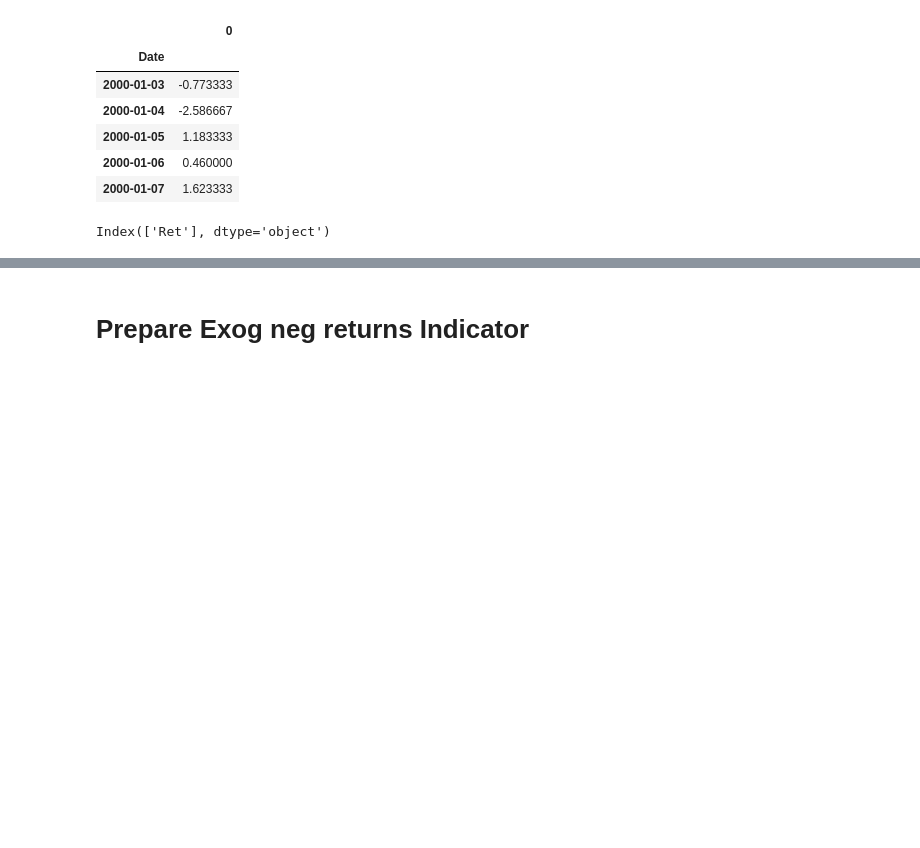
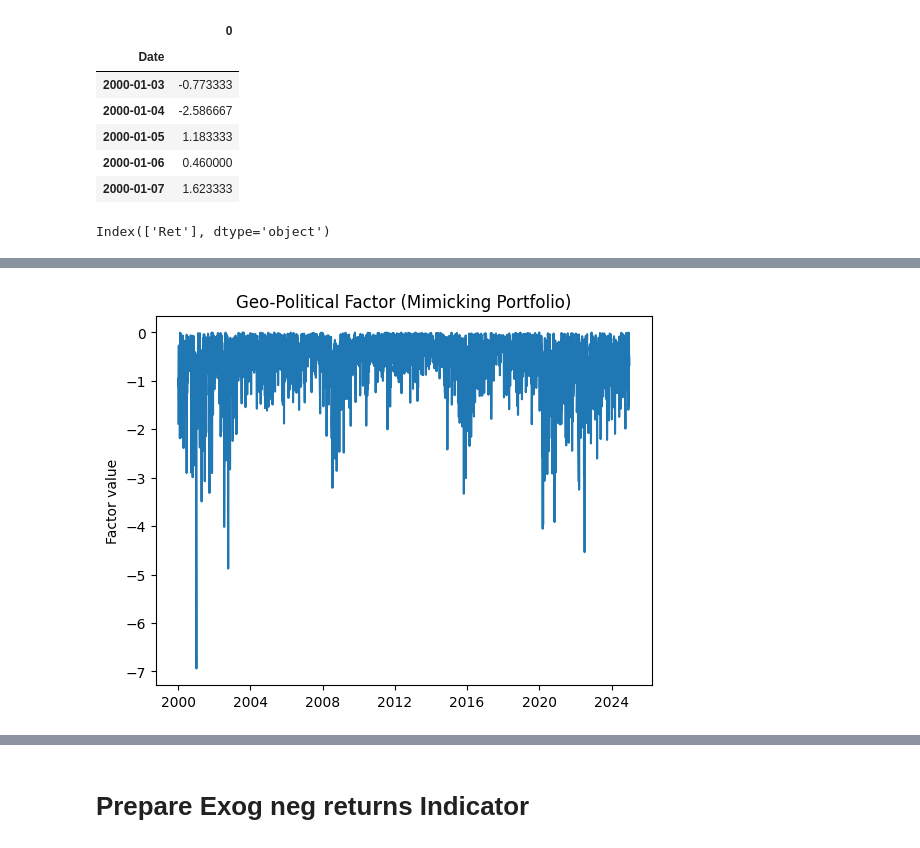
Before and after one commit to andreaskoul/geo_index_dcb, a Jupyter notebook: Geopol factor.ipynb, the cells around one changed output, grey strips where cells are left out. Saved outputs shown, nothing was run; the diff lists cells and outputs as text; code cells hidden in the pictures; blank space fills up the shorter version.

```diff
--- a/Geopol factor.ipynb
+++ b/Geopol factor.ipynb
@@ -83,0 +181,8 @@ Geo_Pol_index = Geo_Pol_long+Geo_Pol_short
+# %%
+plt.plot(Geo_Pol_index[0].loc[Geo_Pol_index[0]<= 0 ])
+plt.title('Geo-Political Factor (Mimicking Portfolio)')
+plt.ylabel('Factor value')
+
+plt.show()
+# %% [output]
+[figure, added]
```
Also changed, not shown: parts of 21 cells of this notebook, 2 other files.
